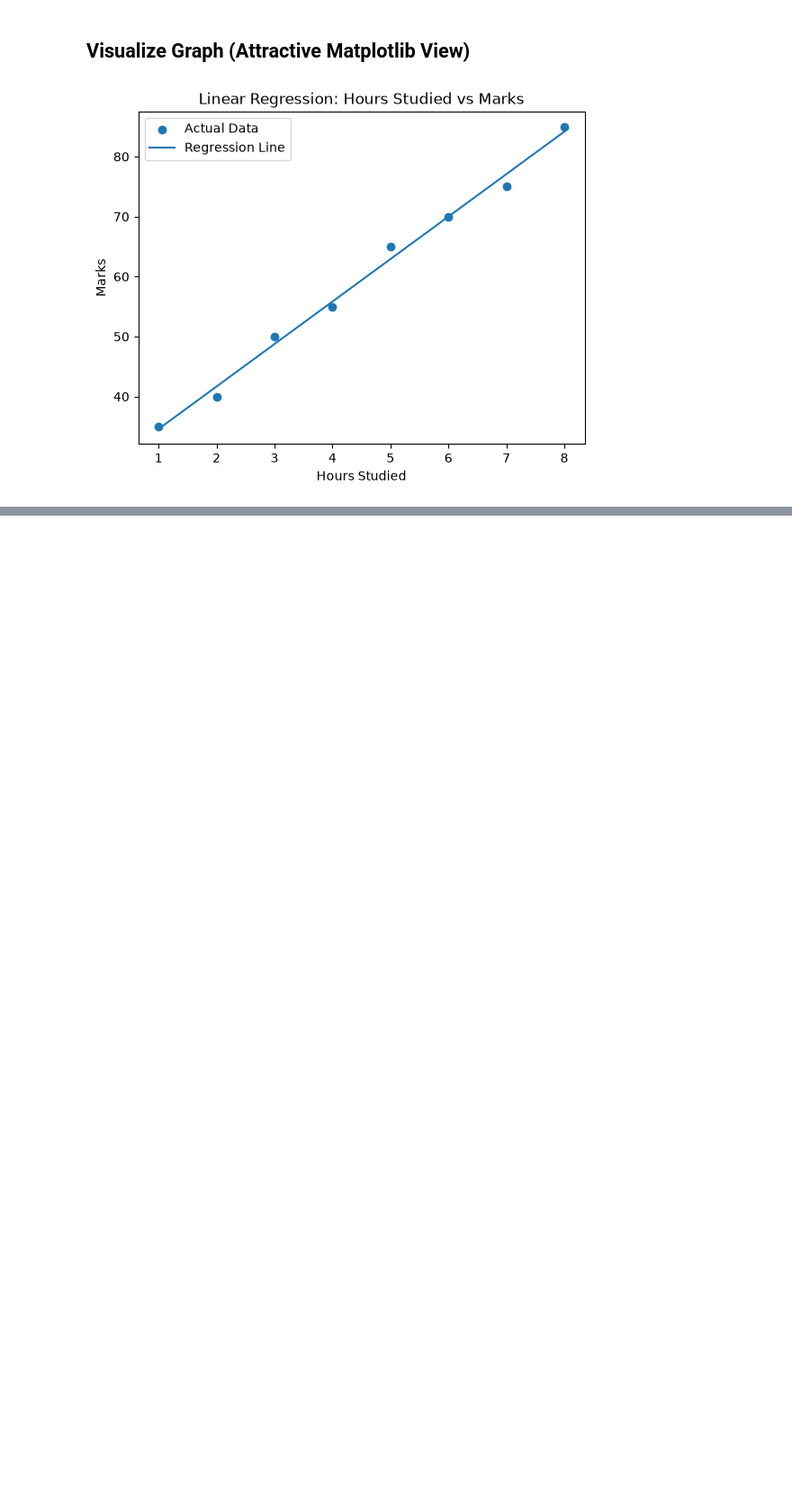
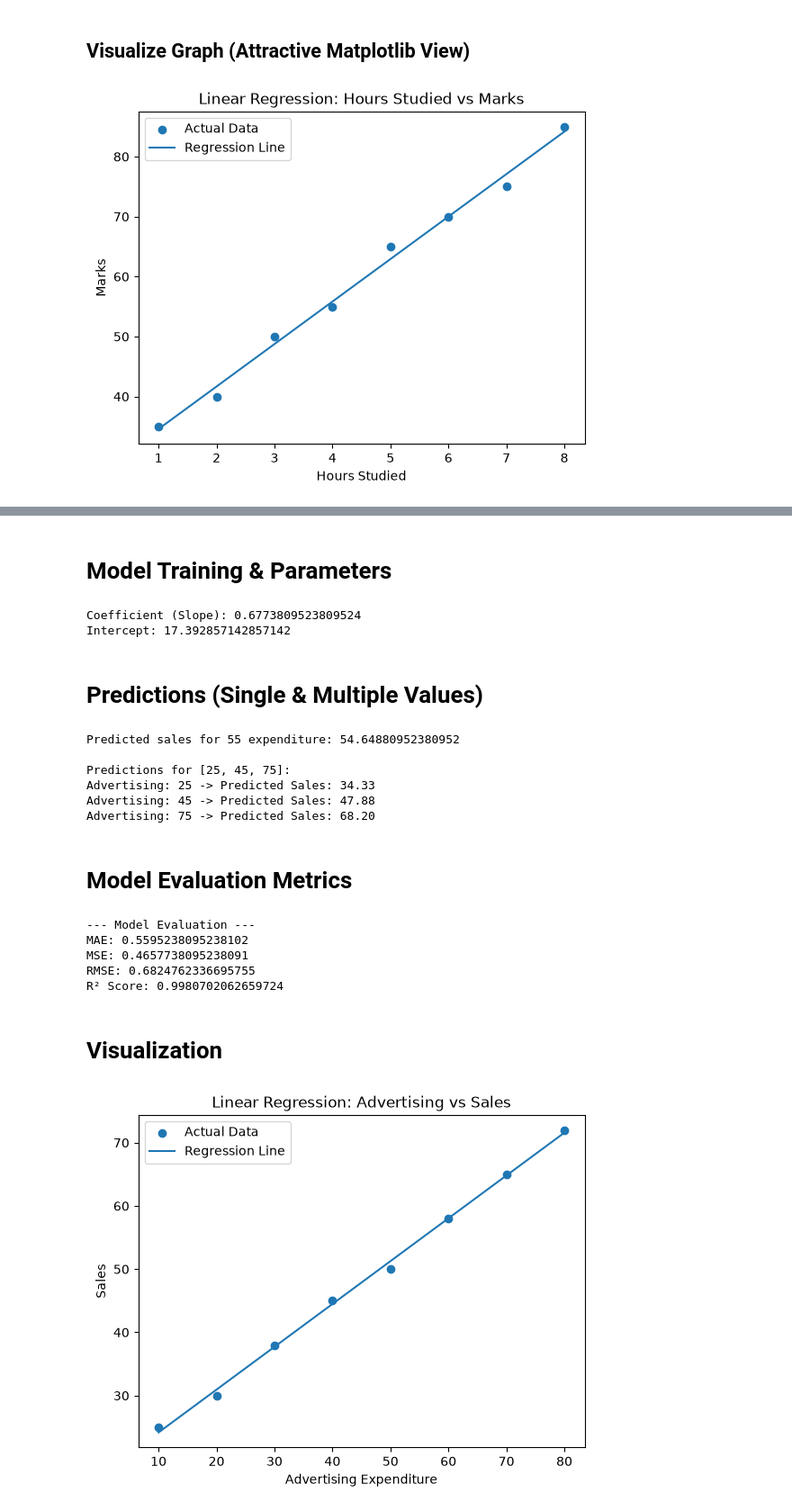
Before and after one commit to Drishti06Sharma/Applied-Machine-Learning, a Jupyter notebook: Acitvity_1_2.ipynb, the cells around one changed output, grey strips where cells are left out. Shown at 90% size. Cells and saved outputs as stored; diff of their text form; code cells hidden in the pictures; blank space fills up the shorter version.

```diff
--- a/Acitvity_1_2.ipynb
+++ b/Acitvity_1_2.ipynb
@@ -276,0 +352,80 @@ plt.show()
+# %%
+import numpy as np
+import matplotlib.pyplot as plt
+from sklearn.linear_model import LinearRegression
+from sklearn.metrics import mean_absolute_error, mean_squared_error, r2_score
+
+# Dataset
+advertising = np.array([10, 20, 30, 40, 50, 60, 70, 80])
+sales = np.array([25, 30, 38, 45, 50, 58, 65, 72])
+
+# Reshape input features (X) to 2D array
+X = advertising.reshape(-1, 1)
+y = sales
+# %% [markdown]
+# Model Training & Parameters
+# %%
+# Model initialization & training
+model = LinearRegression()
+model.fit(X, y)
+
+print("Coefficient (Slope):", model.coef_[0])
+print("Intercept:", model.intercept_)
+# %% [output]
+Coefficient (Slope): 0.6773809523809524
+Intercept: 17.392857142857142
+# %% [markdown]
+# Predictions (Single & Multiple Values)
+# %%
+# Predictions for training data
+predicted_sales = model.predict(X)
+
+# Predict sales when advertising expenditure is 55
+pred_55 = model.predict(np.array([[55]]))
+print("Predicted sales for 55 expenditure:", pred_55[0])
+
+# Predict sales for advertising expenditures of 25, 45, and 75
+new_expenditures = np.array([25, 45, 75]).reshape(-1, 1)
+pred_multi = model.predict(new_expenditures)
+
+print("\nPredictions for [25, 45, 75]:")
+for exp, s in zip([25, 45, 75], pred_multi):
+    print(f"Advertising: {exp} -> Predicted Sales: {s:.2f}")
+# %% [output]
+Predicted sales for 55 expenditure: 54.64880952380952
+
+Predictions for [25, 45, 75]:
+Advertising: 25 -> Predicted Sales: 34.33
+Advertising: 45 -> Predicted Sales: 47.88
+Advertising: 75 -> Predicted Sales: 68.20
+# %% [markdown]
+# Model Evaluation Metrics
+# %%
+mae = mean_absolute_error(y, predicted_sales)
+mse = mean_squared_error(y, predicted_sales)
+rmse = np.sqrt(mse)
+r2 = r2_score(y, predicted_sales)
+
+print("\n--- Model Evaluation ---")
+print("MAE:", mae)
+print("MSE:", mse)
+print("RMSE:", rmse)
+print("R² Score:", r2)
+# %% [output]
+--- Model Evaluation ---
+MAE: 0.5595238095238102
+MSE: 0.4657738095238091
+RMSE: 0.6824762336695755
+R² Score: 0.9980702062659724
+# %% [markdown]
+# Visualization
+# %%
+plt.scatter(advertising, sales, label="Actual Data")
+plt.plot(advertising, predicted_sales, label="Regression Line")
+plt.xlabel("Advertising Expenditure")
+plt.ylabel("Sales")
+plt.title("Linear Regression: Advertising vs Sales")
+plt.legend()
+plt.show()
+# %% [output]
+[figure, added]
```
Also changed, not shown: parts of 4 cells of this notebook.
